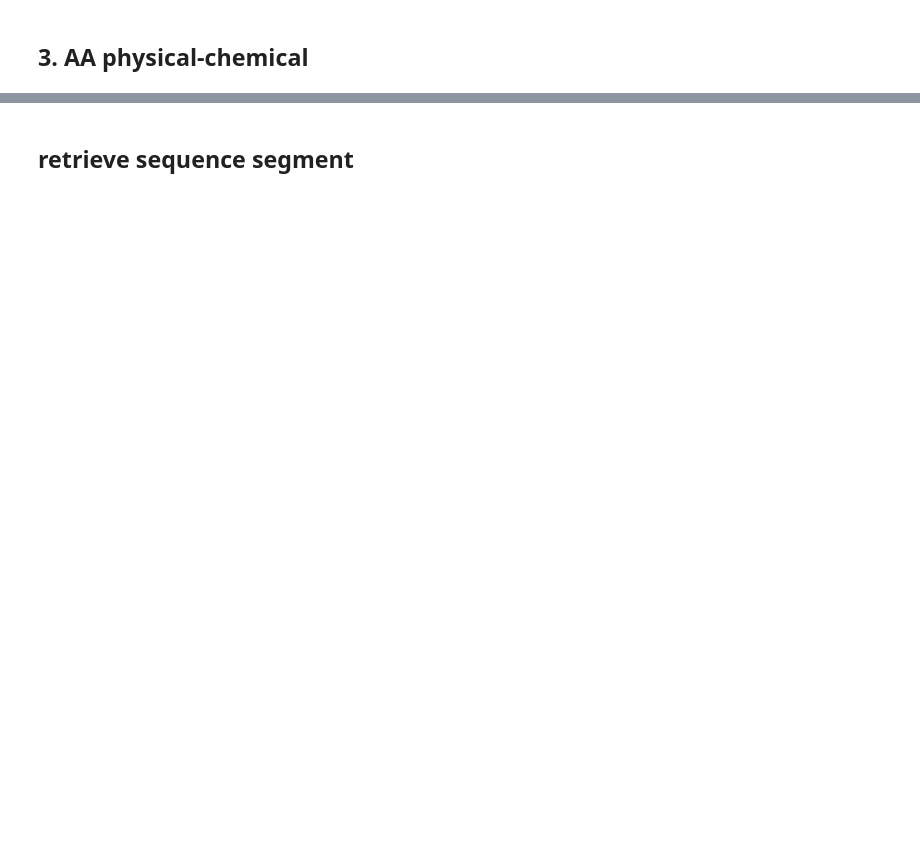
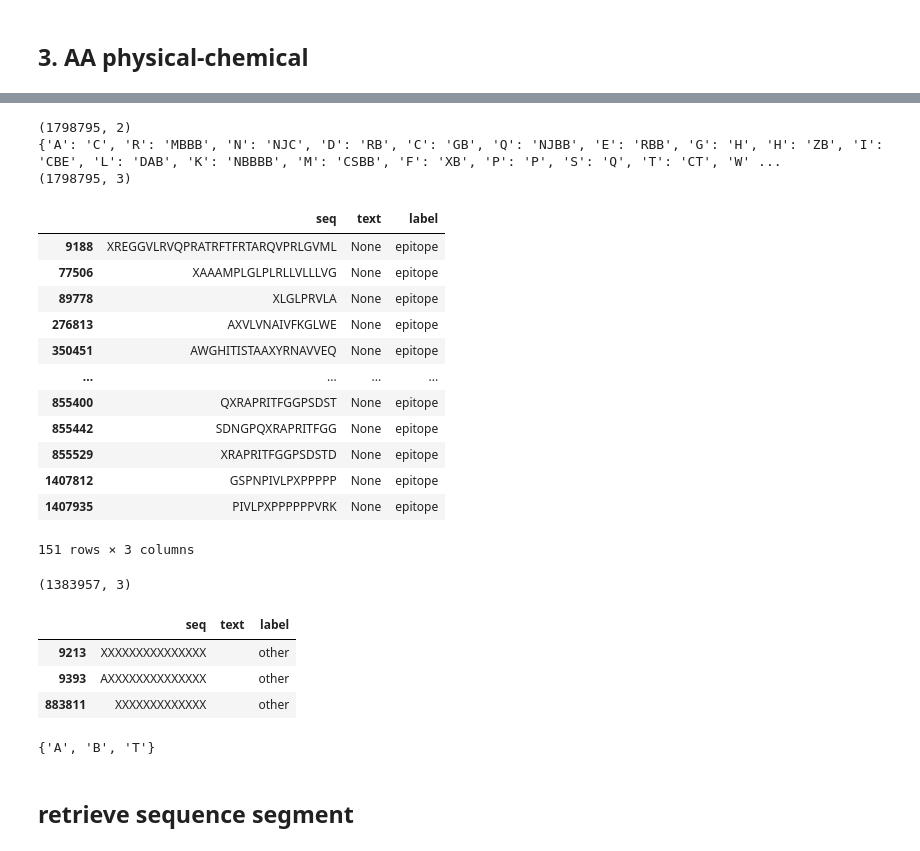
Before and after one commit to Tiezhengyuan/ml_epitope, a Jupyter notebook: prepare_datasets/epitope_3_prepare_data.ipynb, the cells around one changed output, grey strips where cells are left out. Saved outputs shown, nothing was run; the diff lists cells and outputs as text; code cells hidden in the pictures; blank space fills up the shorter version.

```diff
--- a/prepare_datasets/epitope_3_prepare_data.ipynb
+++ b/prepare_datasets/epitope_3_prepare_data.ipynb
@@ -257,3 +251,57 @@ after filtered: (3182867, 457)
+# %%
+import pandas as pd
+from encode_aa import EncodeAA
+
+# read df: default two columns
+df = pd.read_csv(f'{outdir}/epitope.txt', sep='\t', header=None, index_col=None)
+df.columns = ['seq', 'label']
+print(df.shape)
+
+encoder = EncodeAA()
+# phy_che = df['seq'].map(encoder.physical_chemical_text)
+smiles = df['seq'].map(encoder.aa_smiles)
+dfv= pd.DataFrame({
+    'seq': df['seq'],
+    'text': smiles,
+    'label': df['label'],
+})
+print(dfv.shape)
+# %% [output]
+(1798795, 2)
+{'A': 'C', 'R': 'MBBB', 'N': 'NJC', 'D': 'RB', 'C': 'GB', 'Q': 'NJBB', 'E': 'RBB', 'G': 'H', 'H': 'ZB', 'I': 'CBE', 'L': 'DAB', 'K': 'NBBBB', 'M': 'CSBB', 'F': 'XB', 'P': 'P', 'S': 'Q', 'T': 'CT', 'W' ...
+(1798795, 3)
+# %%
+dfv[dfv['text'].isna()]
+# %% [output]
+|  | seq | text | label |
+| 9188 | XREGGVLRVQPRATRFTFRTARQVPRLGVML | None | epitope |
+| 77506 | XAAAMPLGLPLRLLVLLLVG | None | epitope |
+| 89778 | XLGLPRVLA | None | epitope |
+| 276813 | AXVLVNAIVFKGLWE | None | epitope |
+| 350451 | AWGHITISTAAXYRNAVVEQ | None | epitope |
+| ... | ... | ... | ... |
+| 855400 | QXRAPRITFGGPSDST | None | epitope |
+| 855442 | SDNGPQXRAPRITFGG | None | epitope |
+| 855529 | XRAPRITFGGPSDSTD | None | epitope |
+| 1407812 | GSPNPIVLPXPPPPP | None | epitope |
+| 1407935 | PIVLPXPPPPPPVRK | None | epitope |
+151 rows × 3 columns
+# %%
+dfv.dropna().shape
+# %% [output]
+(1383957, 3)
+# %%
+dfv[dfv['text'].str.len()<2]
+# %% [output]
+|  | seq | text | label |
+| 9213 | XXXXXXXXXXXXXXX |  | other |
+| 9393 | AXXXXXXXXXXXXXX |  | other |
+| 883811 | XXXXXXXXXXXXX |  | other |
+# %%
+a= 'ATB'
+set(a).difference([3,1])
+# %% [output]
+{'A', 'B', 'T'}
 # %% [markdown]
 ## retrieve sequence segment
 # %%
```
Also changed, not shown: parts of 23 cells of this notebook, 15 other files.
